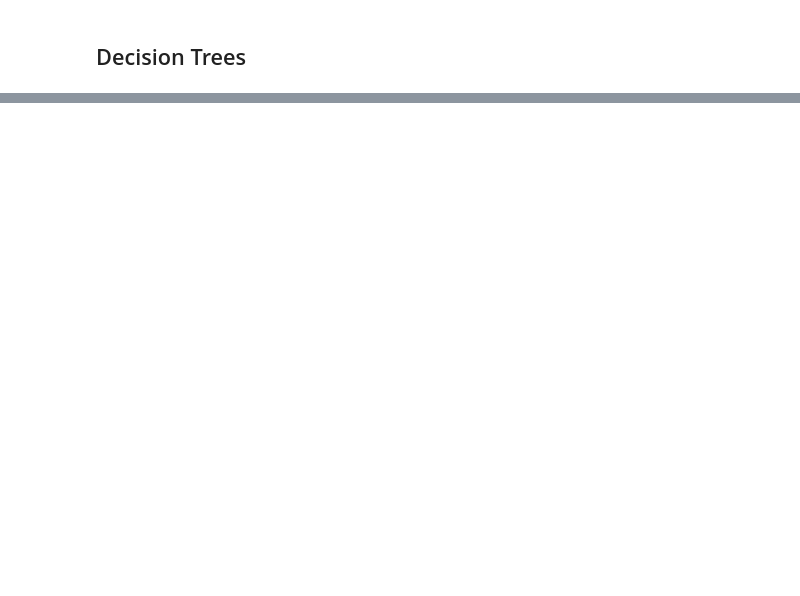
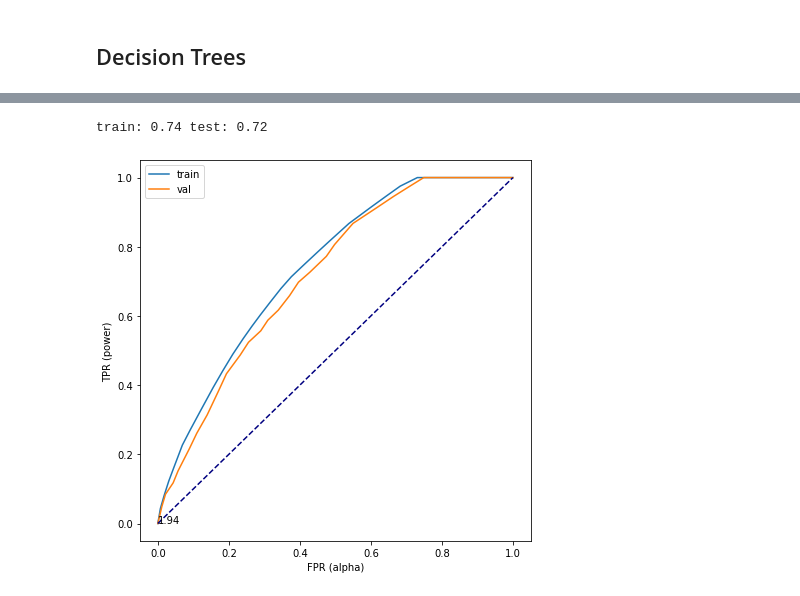
Before and after one commit to sandy-lee/Ethical-recognition-of-potential-loan-defaults-through-machine-learning, a Jupyter notebook: central_notebook.ipynb, the cells around one changed output, grey strips where cells are left out. Cells and saved outputs as stored; diff of their text form; code cells hidden in the pictures; blank space fills up the shorter version.

```diff
--- a/central_notebook.ipynb
+++ b/central_notebook.ipynb
@@ -347,0 +339,6 @@ array([[2690, 3314],
+# %%
+scores(best_model,X_train_all_numbers,X_val_all_numbers,y_train,y_val)
+roc_plot(best_model,X_train_all_numbers,y_train,X_val_all_numbers,y_val)
+# %% [output]
+train: 0.74 test: 0.72
+[figure, added]
```
Also changed, not shown: parts of 37 cells of this notebook, 1 other file.
